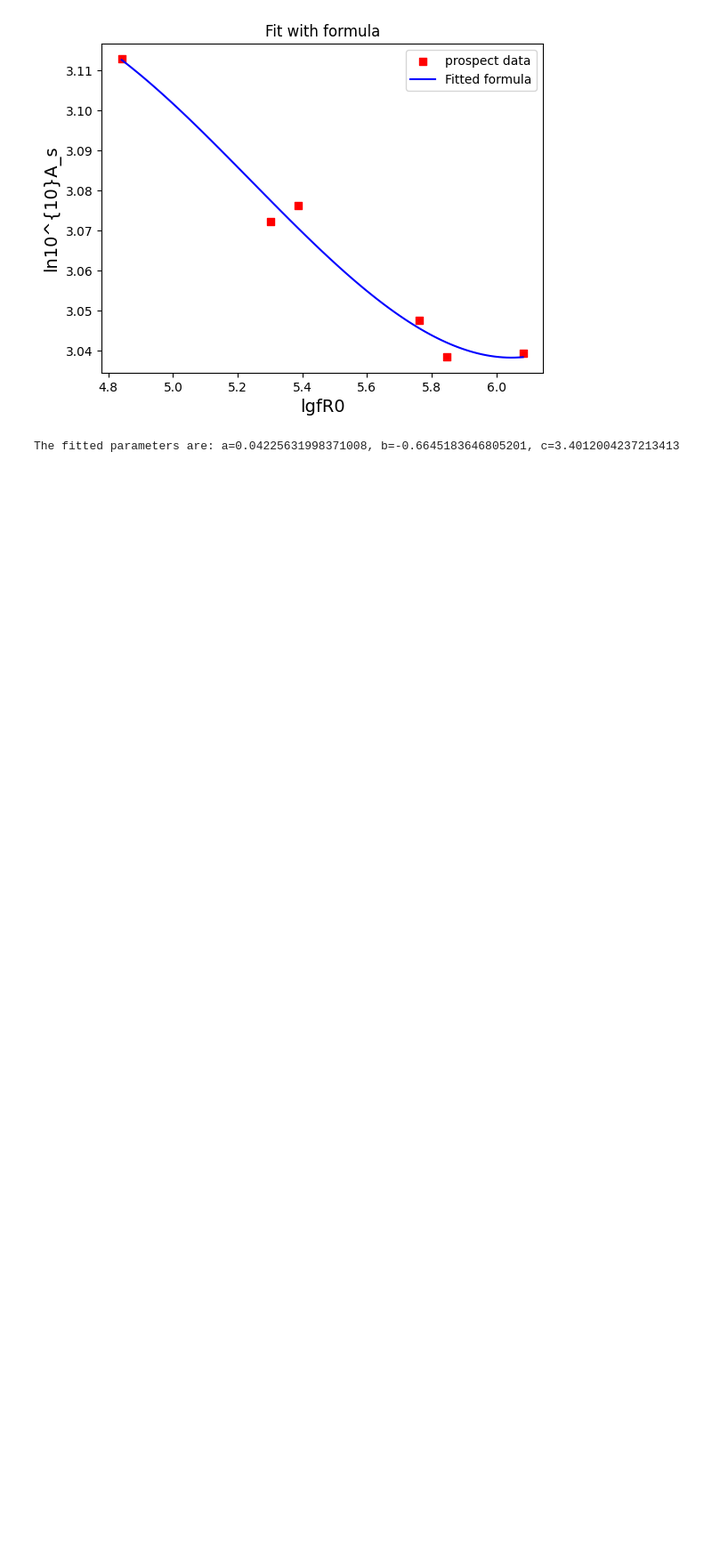
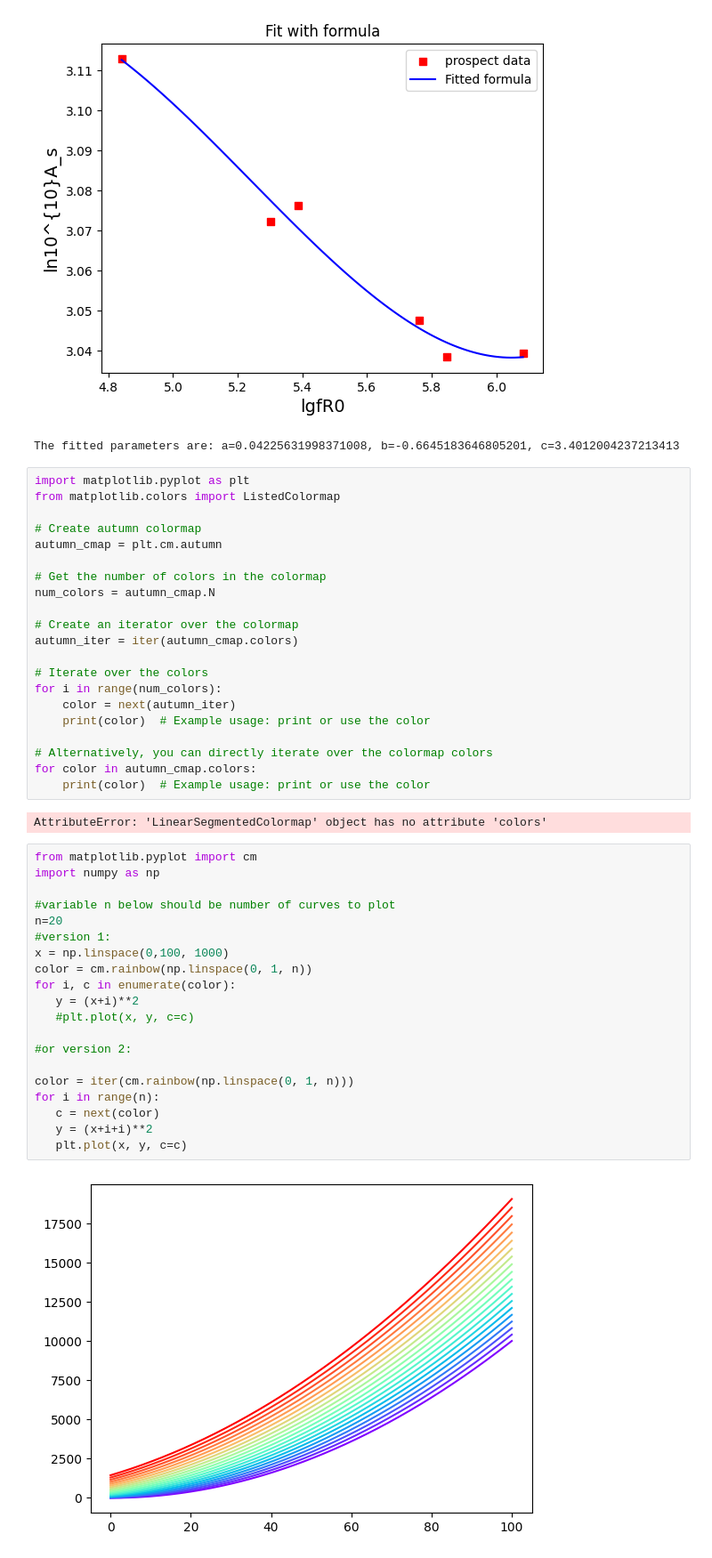
Before and after one commit to Sefa76/photometric_fofR, a Jupyter notebook: plots/general_analyze_out.ipynb, the cells around one changed output. Shown at 89% size. Cells and saved outputs as stored; diff of their text form; blank space fills up the shorter version.

Commit message:
plots

```diff
--- a/plots/general_analyze_out.ipynb
+++ b/plots/general_analyze_out.ipynb
@@ -176,3 +176,48 @@ print(f"The fitted parameters are: a={a}, b={b}, c={c}")
 # %% [output]
 [figure]
 The fitted parameters are: a=0.04225631998371008, b=-0.6645183646805201, c=3.4012004237213413
+# %%
+import matplotlib.pyplot as plt
+from matplotlib.colors import ListedColormap
+
+# Create autumn colormap
+autumn_cmap = plt.cm.autumn
+
+# Get the number of colors in the colormap
+num_colors = autumn_cmap.N
+
+# Create an iterator over the colormap
+autumn_iter = iter(autumn_cmap.colors)
+
+# Iterate over the colors
+for i in range(num_colors):
+    color = next(autumn_iter)
+    print(color)  # Example usage: print or use the color
+
+# Alternatively, you can directly iterate over the colormap colors
+for color in autumn_cmap.colors:
+    print(color)  # Example usage: print or use the color
+# %% [output]
+AttributeError: 'LinearSegmentedColormap' object has no attribute 'colors'
+# %%
+from matplotlib.pyplot import cm
+import numpy as np
+
+#variable n below should be number of curves to plot
+n=20
+#version 1:
+x = np.linspace(0,100, 1000)
+color = cm.rainbow(np.linspace(0, 1, n))
+for i, c in enumerate(color):
+   y = (x+i)**2
+   #plt.plot(x, y, c=c)
+
+#or version 2:
+
+color = iter(cm.rainbow(np.linspace(0, 1, n)))
+for i in range(n):
+   c = next(color)
+   y = (x+i+i)**2
+   plt.plot(x, y, c=c)
+# %% [output]
+[figure, added]
```
Also changed, not shown: parts of 1 cell of this notebook.
